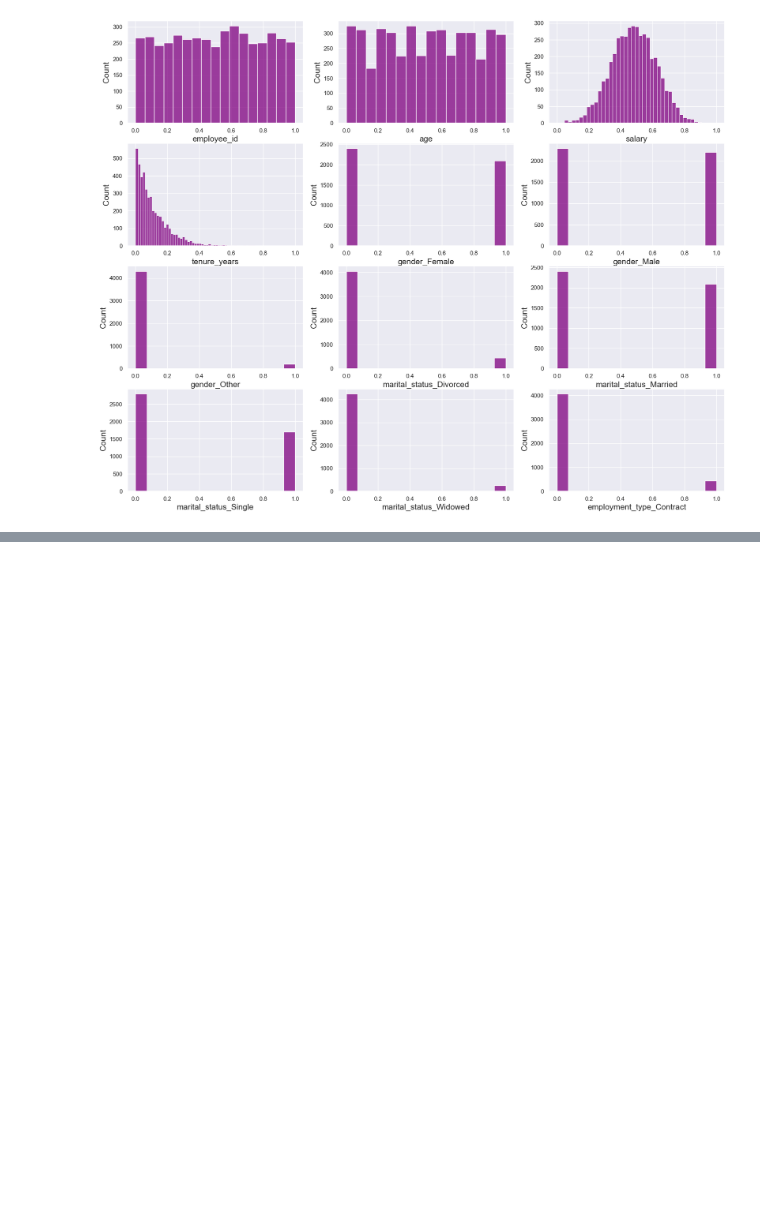
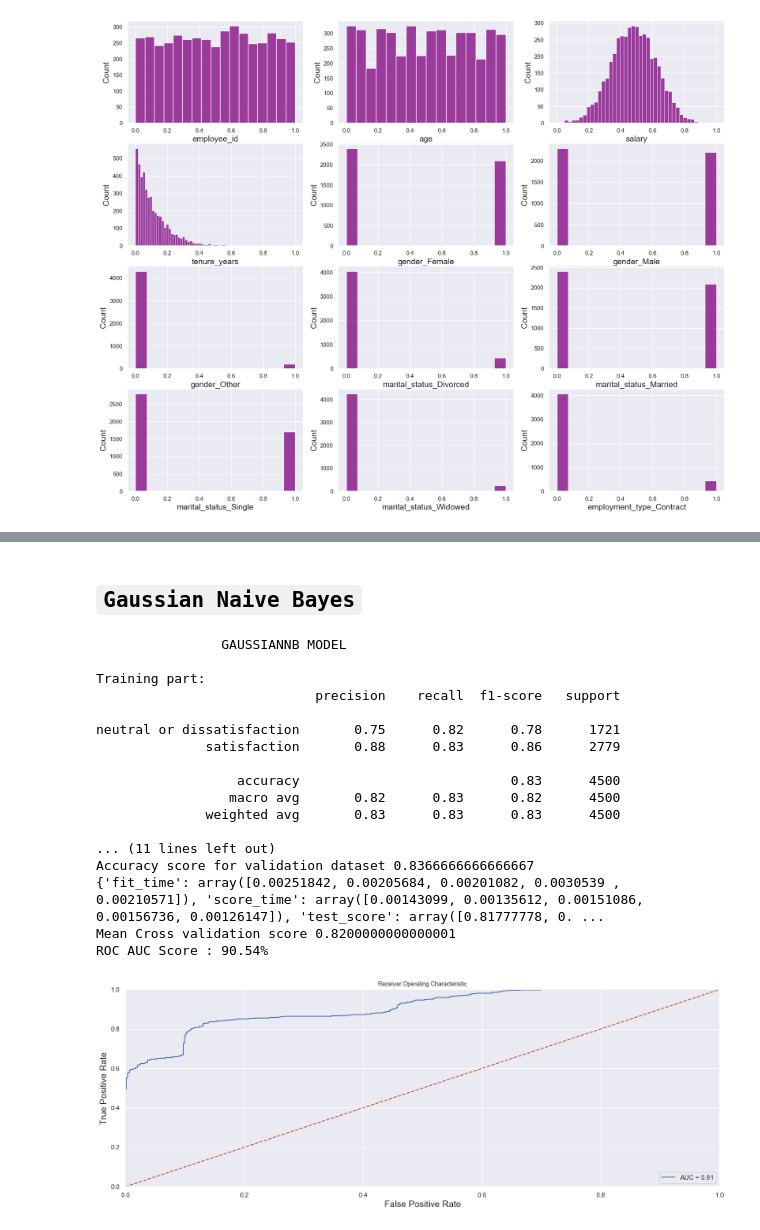
Before and after one commit to tharani001/Insurance-enrollment-prediction, a Jupyter notebook: notebooks/inference.ipynb, the cells around one changed output, grey strips where cells are left out. Drawn from its saved outputs; the diff is of its cells as text; code cells hidden in the pictures; blank space fills up the shorter version.

```diff
--- a/notebooks/inference.ipynb
+++ b/notebooks/inference.ipynb
@@ -655,0 +747,47 @@ X_test["tenure_years"] = log_transformer.fit_transform(X_test[["tenure_years"]])
+# %% [markdown]
+## `Gaussian Naive Bayes`
+# %%
+# import the model
+from sklearn.naive_bayes import GaussianNB
+
+#fit the model
+model =GaussianNB()
+model.fit(X_train,y_train)
+
+# prediction
+pred_train = model.predict(X_train)
+pred_val = model.predict(X_val)
+
+# model name
+model_name = str(type(model)).split(".")[-1][0:-2]
+print(f"\t\t{model_name.upper()} MODEL\n")
+
+print('Training part:')
+print(classification_report(y_train, pred_train,
+                                    target_names=['neutral or dissatisfaction', 'satisfaction']))
+print('validation part:')
+print(classification_report(y_val, pred_val,
+                                    target_names=['neutral or dissatisfaction', 'satisfaction']))
+print("Accuracy score for training dataset",accuracy_score(y_train, pred_train))
+print("Accuracy score for validation dataset",accuracy_score(y_val, pred_val))
+
+cross_val_score(model,X_val,y_val)
+# %% [output]
+                GAUSSIANNB MODEL
+
+Training part:
+                            precision    recall  f1-score   support
+
+neutral or dissatisfaction       0.75      0.82      0.78      1721
+              satisfaction       0.88      0.83      0.86      2779
+
+                  accuracy                           0.83      4500
+                 macro avg       0.82      0.83      0.82      4500
+              weighted avg       0.83      0.83      0.83      4500
+
+... (11 lines left out)
+Accuracy score for validation dataset 0.8366666666666667
+{'fit_time': array([0.00251842, 0.00205684, 0.00201082, 0.0030539 , 0.00210571]), 'score_time': array([0.00143099, 0.00135612, 0.00151086, 0.00156736, 0.00126147]), 'test_score': array([0.81777778, 0. ...
+Mean Cross validation score 0.8200000000000001
+ROC AUC Score : 90.54%
+[figure, added]
```
Also changed, not shown: parts of 17 cells of this notebook.
